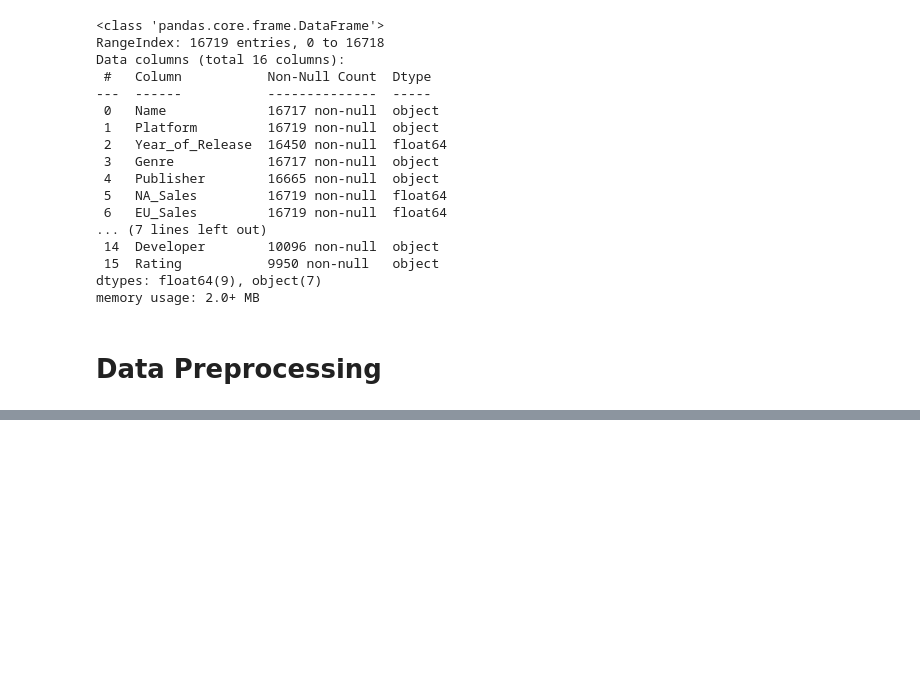
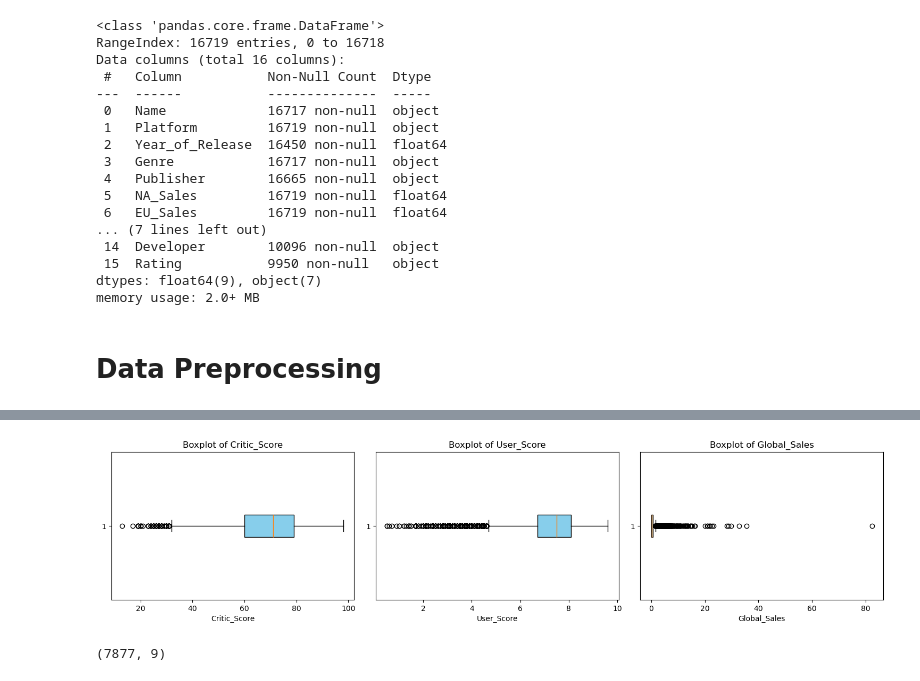
Before and after one commit to SahirHameed/Video-Game-Sales-Prediction, a Jupyter notebook: Video_Game_Sales_Prediction.ipynb, the cells around one changed output, grey strips where cells are left out. Drawn from its saved outputs; the diff is of its cells as text; code cells hidden in the pictures; blank space fills up the shorter version.

```diff
--- a/Video_Game_Sales_Prediction.ipynb
+++ b/Video_Game_Sales_Prediction.ipynb
@@ -133,9 +100,18 @@ memory usage: 2.1+ MB
 # %%
-# Specify the columns to drop
-columns_to_drop = ['Name', 'NA_Sales', 'EU_Sales', 'JP_Sales', 'Other_Sales', 'Critic_Count', 'User_Count']
+# Impute missing `Critic_Score` and `User_Score` with the median
+df['Critic_Score'] = df['Critic_Score'].fillna(df['Critic_Score'].median())
+df['User_Score'] = pd.to_numeric(df['User_Score'], errors='coerce')  # Convert "tbd" to NaN
+df['User_Score'] = df['User_Score'].fillna(df['User_Score'].median())
 
-# Drop the columns from the dataset
-df = df.drop(columns=columns_to_drop, axis=1)
+# Handle categorical `Rating` by filling with the mode
+df['Rating'] = df['Rating'].fillna(df['Rating'].mode()[0])
 
+# Drop rows with missing `Year_of_Release`, `Genre`, and `Publisher`
+df = df.dropna(subset=['Year_of_Release', 'Genre', 'Publisher'])
+
+# Verify changes in the dataset
+print("\nDataset info after handling missing values and dropping rows:")
 df.info()
+df.shape
+df.head()
 # %% [output]
@@ -157,0 +141,18 @@ memory usage: 1.3+ MB
+# %%
+# List of numerical columns to check for outliers
+numerical_columns = ['Critic_Score', 'User_Score', 'Global_Sales']
+
+# Generate boxplots for each numerical column
+plt.figure(figsize=(15, 10))
+for i, col in enumerate(numerical_columns, start=1):
+    if col in df.columns:
+        plt.subplot(3, 3, i)  # Create subplots (3 rows x 3 columns for 9 plots)
+        plt.boxplot(df[col].dropna(), vert=False, patch_artist=True, boxprops=dict(facecolor="skyblue"))
+        plt.title(f'Boxplot of {col}')
+        plt.xlabel(col)
+plt.tight_layout()
+plt.show()
+df.shape
+# %% [output]
+[figure, added]
+(7877, 9)
```
Also changed, not shown: parts of 11 cells of this notebook, 1 other file.
